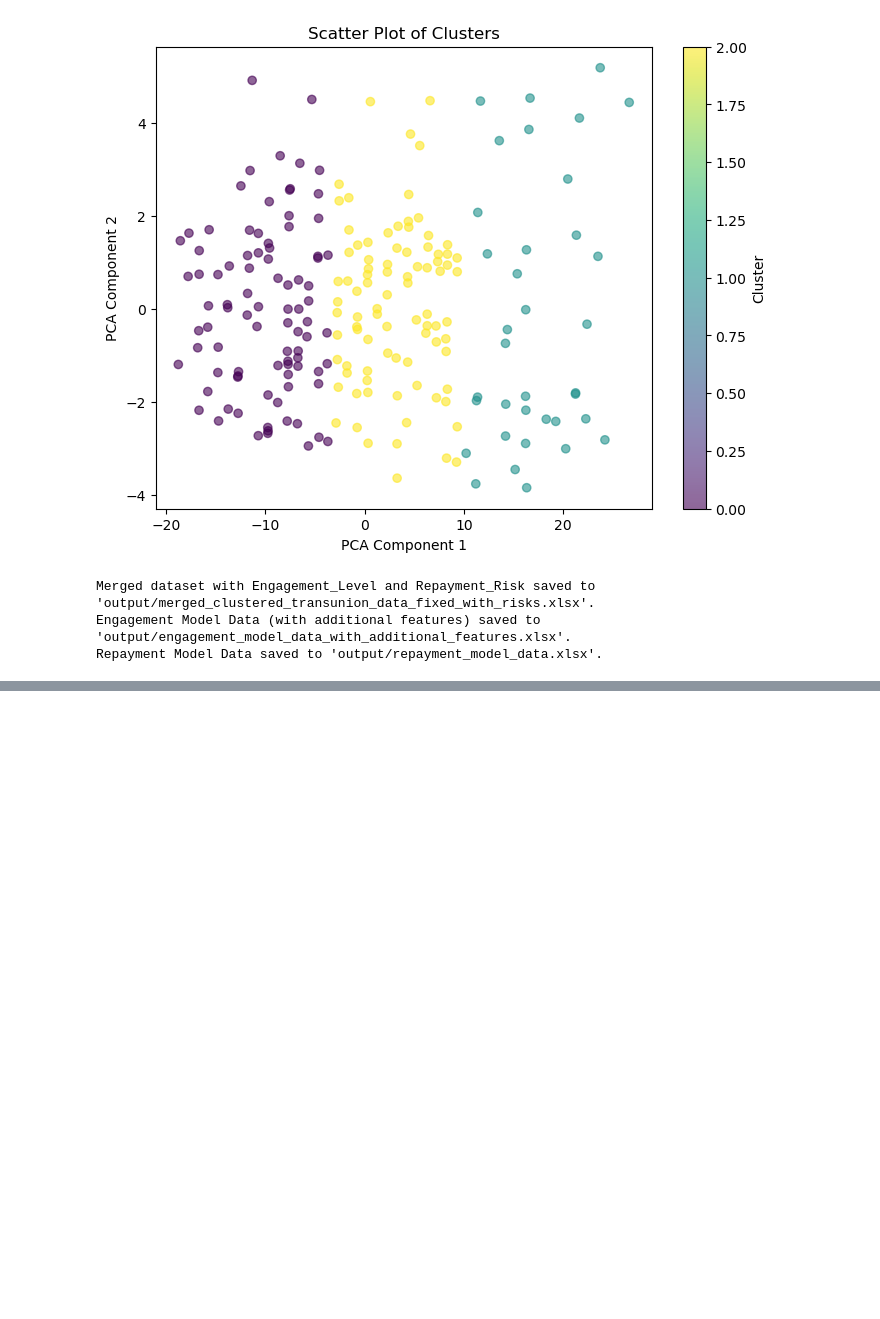
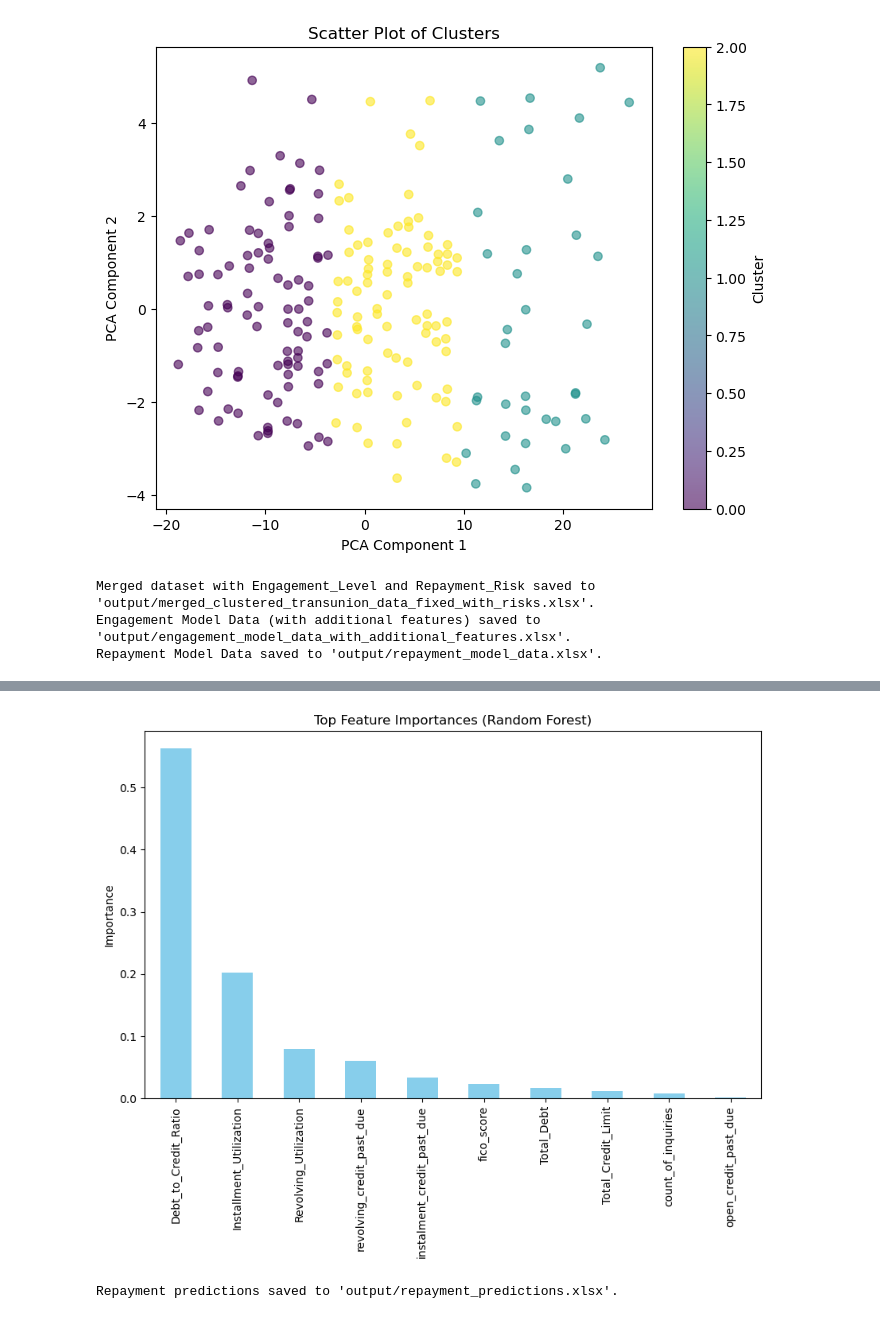
Before and after one commit to rameloa/School, a Jupyter notebook: 831MarketingAnalytics/Project/831MarketingProject/02Behavioural copy.ipynb, the cells around one changed output, grey strips where cells are left out. Cells and saved outputs as stored; diff of their text form; code cells hidden in the pictures; blank space fills up the shorter version.

Commit message:
model 2

```diff
--- a/831MarketingAnalytics/Project/831MarketingProject/02Behavioural copy.ipynb
+++ b/831MarketingAnalytics/Project/831MarketingProject/02Behavioural copy.ipynb
@@ -423,0 +396,74 @@ AUC (Ensemble Model): 1.00
+# %%
+# Import necessary libraries
+from sklearn.model_selection import train_test_split, GridSearchCV
+from sklearn.ensemble import RandomForestClassifier
+from sklearn.linear_model import LogisticRegression
+from xgboost import XGBClassifier
+from sklearn.metrics import classification_report, roc_auc_score
+import matplotlib.pyplot as plt
+
+# Load the repayment data
+repayment_data = pd.read_excel('output/repayment_model_data.xlsx')
+
+# Define features and target
+X_repay = repayment_data.drop(columns=['Repayment_Risk'])
+y_repay = repayment_data['Repayment_Risk']
+
+# Split the data into training, validation, and test sets
+X_train, X_temp, y_train, y_temp = train_test_split(
+    X_repay, y_repay, test_size=0.4, random_state=42, stratify=y_repay
+)
+X_val, X_test, y_val, y_test = train_test_split(
+    X_temp, y_temp, test_size=0.5, random_state=42, stratify=y_temp
+)
+
+# Fill missing values with median
+X_train.fillna(X_train.median(), inplace=True)
+X_val.fillna(X_val.median(), inplace=True)
+X_test.fillna(X_test.median(), inplace=True)
+
+# Train Logistic Regression
+print("\nTraining Logistic Regression...")
+lr = LogisticRegression(random_state=42, max_iter=1000)
+lr.fit(X_train, y_train)
+y_pred_lr = lr.predict(X_test)
+print("\nLogistic Regression Report:")
+print(classification_report(y_test, y_pred_lr))
+print(f"AUC (Logistic Regression): {roc_auc_score(y_test, lr.predict_proba(X_test)[:, 1]):.2f}")
+
+# Train Random Forest
+print("\nTraining Random Forest...")
+rf = RandomForestClassifier(max_depth=5, n_estimators=50, random_state=42)
+rf.fit(X_train, y_train)
+y_pred_rf = rf.predict(X_test)
+print("\nRandom Forest Report:")
+print(classification_report(y_test, y_pred_rf))
+print(f"AUC (Random Forest): {roc_auc_score(y_test, rf.predict_proba(X_test)[:, 1]):.2f}")
+
+# Train XGBoost
+print("\nTraining XGBoost...")
+xgb = XGBClassifier(learning_rate=0.01, max_depth=3, n_estimators=50, random_state=42, eval_metric='logloss')
+xgb.fit(X_train, y_train)
+y_pred_xgb = xgb.predict(X_test)
+print("\nXGBoost Report:")
+print(classification_report(y_test, y_pred_xgb))
+print(f"AUC (XGBoost): {roc_auc_score(y_test, xgb.predict_proba(X_test)[:, 1]):.2f}")
+
+# Feature importance for Random Forest
+feature_importances = pd.Series(rf.feature_importances_, index=X_train.columns).sort_values(ascending=False)
+plt.figure(figsize=(10, 6))
+feature_importances.head(10).plot(kind='bar', color='skyblue')
+plt.title('Top Feature Importances (Random Forest)')
+plt.ylabel('Importance')
+plt.show()
+
+# Save predictions for analysis
+results = pd.DataFrame({
+    'Actual': y_test,
+    'Logistic Regression': lr.predict(X_test),
+    'Random Forest': rf.predict(X_test),
+    'XGBoost': xgb.predict(X_test)
+})
+results.to_excel('output/repayment_predictions.xlsx', index=False)
+print("Repayment predictions saved to 'output/repayment_predictions.xlsx'.")
+# %% [output]
@@ -423,0 +487,2 @@ AUC (Ensemble Model): 1.00
+[figure, added]
+Repayment predictions saved to 'output/repayment_predictions.xlsx'.
```
Also changed, not shown: parts of 3 cells of this notebook, 1 other file.
